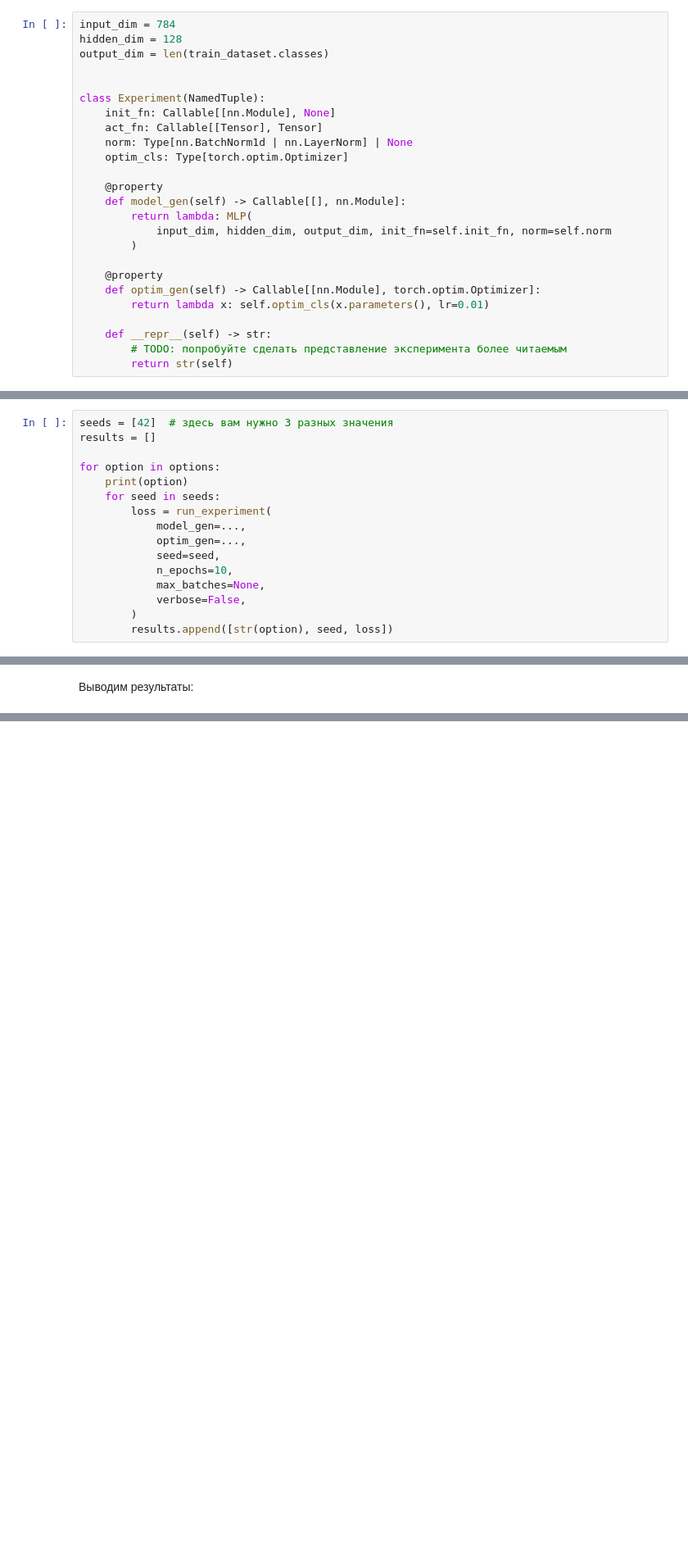
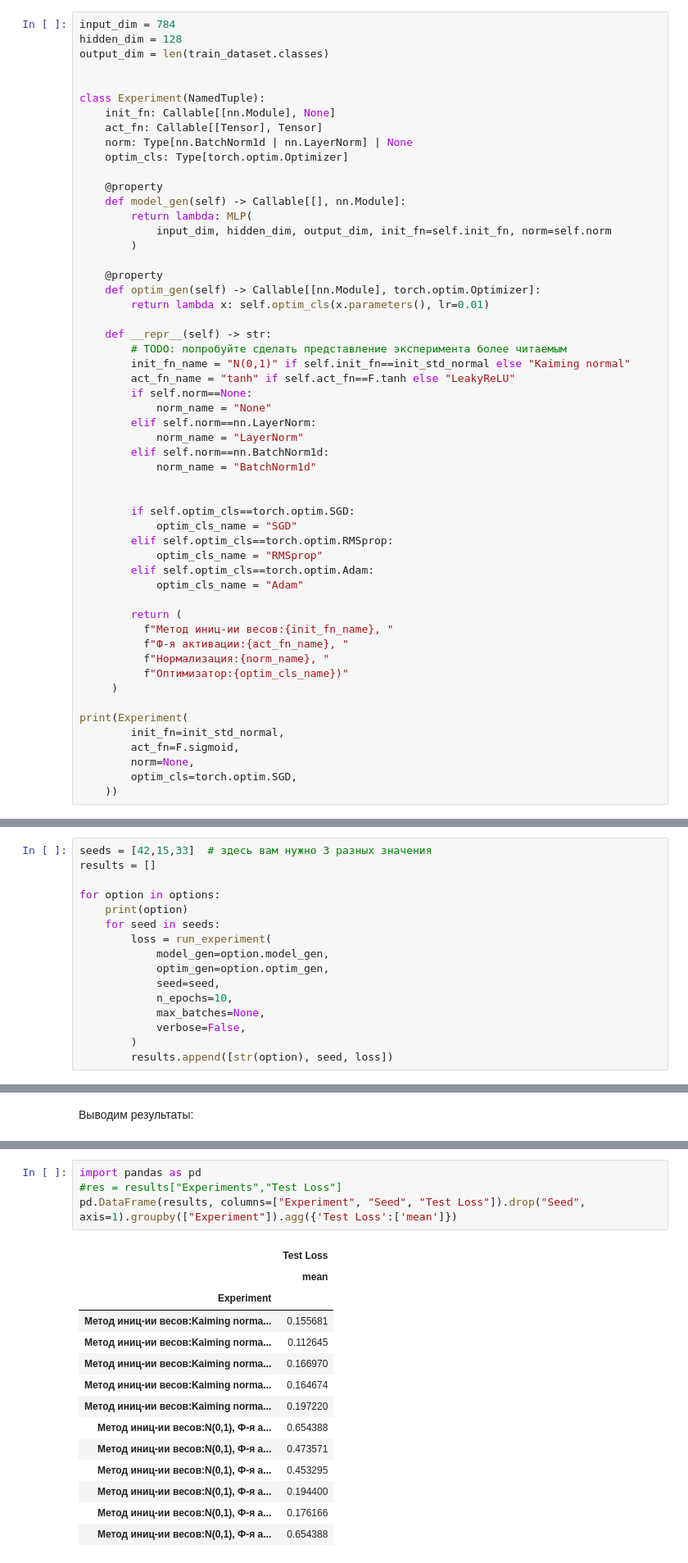
Before and after one commit to xaeliudzyh/ml, a Jupyter notebook: hw2/03_init_act_norm_optim.ipynb, the cells around one changed output, grey strips where cells are left out. Shown at 82% size. Cells and saved outputs as stored; diff of their text form; blank space fills up the shorter version.

```diff
--- a/hw2/03_init_act_norm_optim.ipynb
+++ b/hw2/03_init_act_norm_optim.ipynb
@@ -310,4 +314,33 @@ class Experiment(NamedTuple):
 
     def __repr__(self) -> str:
         # TODO: попробуйте сделать представление эксперимента более читаемым
-        return str(self)
+        init_fn_name = "N(0,1)" if self.init_fn==init_std_normal else "Kaiming normal"
+        act_fn_name = "tanh" if self.act_fn==F.tanh else "LeakyReLU"
+        if self.norm==None:
+            norm_name = "None"
+        elif self.norm==nn.LayerNorm:
+            norm_name = "LayerNorm"
+        elif self.norm==nn.BatchNorm1d:
+            norm_name = "BatchNorm1d"
+
+
+        if self.optim_cls==torch.optim.SGD:
+            optim_cls_name = "SGD"
+        elif self.optim_cls==torch.optim.RMSprop:
+            optim_cls_name = "RMSprop"
+        elif self.optim_cls==torch.optim.Adam:
+            optim_cls_name = "Adam"
+
+        return (
+          f"Метод иниц-ии весов:{init_fn_name}, "
+          f"Ф-я активации:{act_fn_name}, "
+          f"Нормализация:{norm_name}, "
+          f"Оптимизатор:{optim_cls_name})"
+     )
+
+print(Experiment(
+        init_fn=init_std_normal,
+        act_fn=F.sigmoid,
+        norm=None,
+        optim_cls=torch.optim.SGD,
+    ))
@@ -341,15 +450,15 @@ RecursionError: maximum recursion depth exceeded
 # %% [markdown]
 Запускаем расчёты:
 # %%
-seeds = [42]  # здесь вам нужно 3 разных значения
+seeds = [42,15,33]  # здесь вам нужно 3 разных значения
 results = []
 
 for option in options:
     print(option)
     for seed in seeds:
         loss = run_experiment(
-            model_gen=...,
-            optim_gen=...,
+            model_gen=option.model_gen,
+            optim_gen=option.optim_gen,
             seed=seed,
             n_epochs=10,
             max_batches=None,
@@ -368,0 +488,19 @@ pd.DataFrame(...)
+# %%
+import pandas as pd
+#res = results["Experiments","Test Loss"]
+pd.DataFrame(results, columns=["Experiment", "Seed", "Test Loss"]).drop("Seed", axis=1).groupby(["Experiment"]).agg({'Test Loss':['mean']})
+# %% [output]
+|  | Test Loss |
+|  | mean |
+| Experiment |  |
+| Метод иниц-ии весов:Kaiming norma... | 0.155681 |
+| Метод иниц-ии весов:Kaiming norma... | 0.112645 |
+| Метод иниц-ии весов:Kaiming norma... | 0.166970 |
+| Метод иниц-ии весов:Kaiming norma... | 0.164674 |
+| Метод иниц-ии весов:Kaiming norma... | 0.197220 |
+| Метод иниц-ии весов:N(0,1), Ф-я а... | 0.654388 |
+| Метод иниц-ии весов:N(0,1), Ф-я а... | 0.473571 |
+| Метод иниц-ии весов:N(0,1), Ф-я а... | 0.453295 |
+| Метод иниц-ии весов:N(0,1), Ф-я а... | 0.194400 |
+| Метод иниц-ии весов:N(0,1), Ф-я а... | 0.176166 |
+| Метод иниц-ии весов:N(0,1), Ф-я а... | 0.654388 |
```
Also changed, not shown: parts of 10 cells of this notebook.
